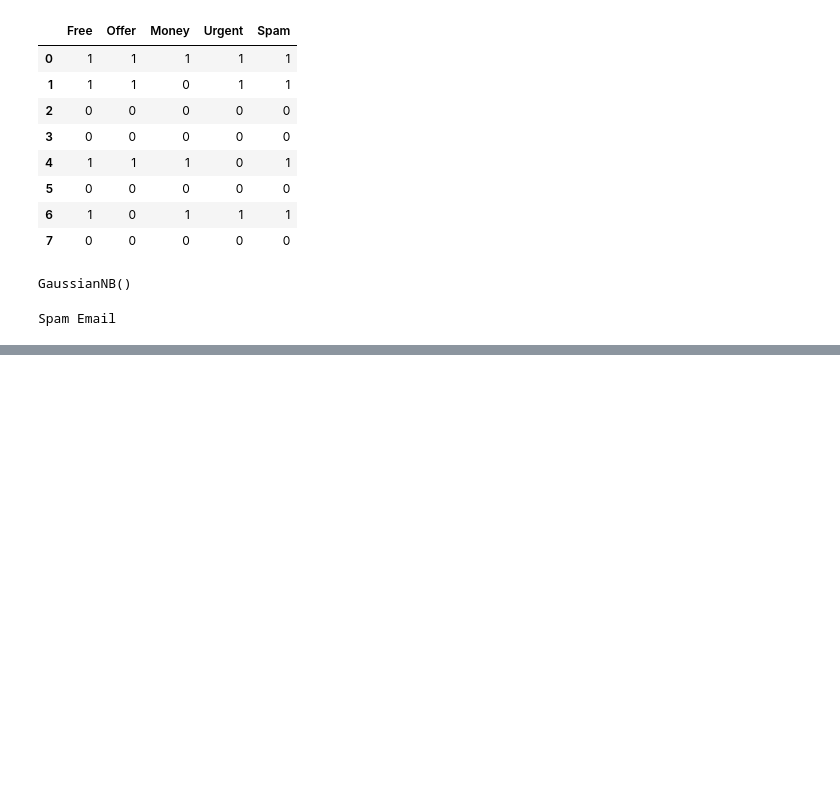
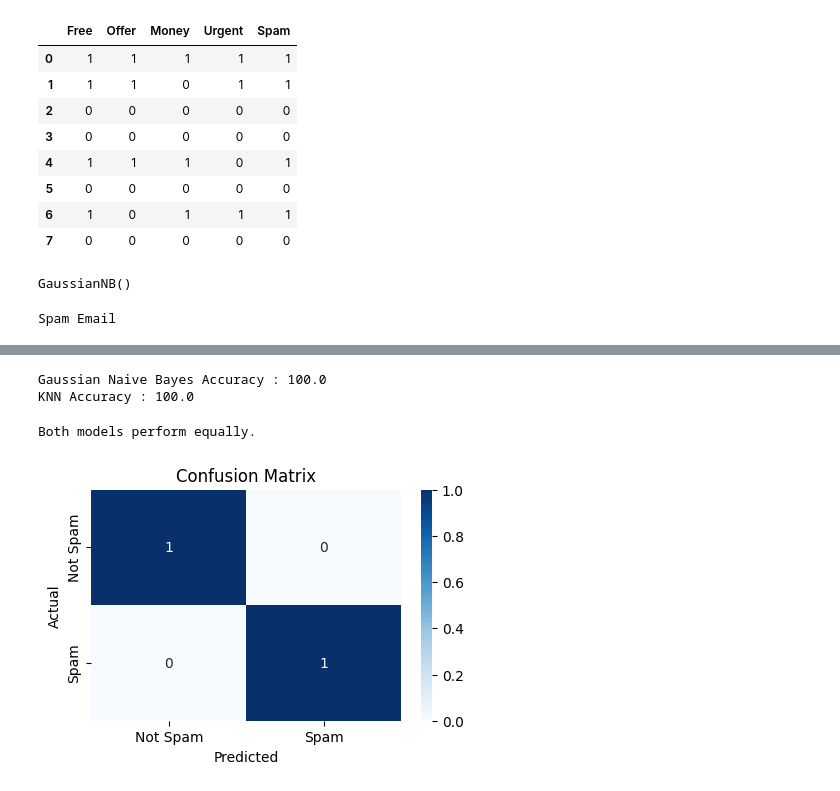
Before and after one commit to Sujeet1252/60-Days-Data-Science-Challenge, a Jupyter notebook: Day29_Polynomial_Regression/Email_Spam_Detection_System.ipynb, the cells around one changed output, grey strips where cells are left out. Drawn from its saved outputs; the diff is of its cells as text; code cells hidden in the pictures; blank space fills up the shorter version.

```diff
--- a/Day29_Polynomial_Regression/Email_Spam_Detection_System.ipynb
+++ b/Day29_Polynomial_Regression/Email_Spam_Detection_System.ipynb
@@ -68,0 +65,8 @@ ValueError: Found input variables with inconsistent numbers of samples: [2, 1]
+# %%
+from sklearn.metrics import accuracy_score
+
+y_pred = model.predict(X_test)
+
+accuracy = accuracy_score(y_test, y_pred) * 100
+
+print("Accuracy :", accuracy)
@@ -68,0 +75,6 @@ ValueError: Found input variables with inconsistent numbers of samples: [2, 1]
+# %%
+from sklearn.metrics import confusion_matrix
+
+cm = confusion_matrix(y_test, y_pred)
+
+print(cm)
@@ -68,0 +97,47 @@ ValueError: Found input variables with inconsistent numbers of samples: [2, 1]
+# %%
+from sklearn.neighbors import KNeighborsClassifier
+
+knn = KNeighborsClassifier(n_neighbors=3)
+
+knn.fit(X_train, y_train)
+
+knn_accuracy = knn.score(X_test, y_test) * 100
+
+nb_accuracy = model.score(X_test, y_test) * 100
+
+print("Gaussian Naive Bayes Accuracy :", nb_accuracy)
+
+print("KNN Accuracy :", knn_accuracy)
+# %% [output]
+Gaussian Naive Bayes Accuracy : 100.0
+KNN Accuracy : 100.0
+# %%
+if nb_accuracy > knn_accuracy:
+    print("Gaussian Naive Bayes performs better.")
+elif knn_accuracy > nb_accuracy:
+    print("KNN performs better.")
+else:
+    print("Both models perform equally.")
+# %% [output]
+Both models perform equally.
+# %%
+import seaborn as sns
+import matplotlib.pyplot as plt
+
+plt.figure(figsize=(5,3))
+
+sns.heatmap(
+    cm,
+    annot=True,
+    fmt="d",
+    cmap="Blues",
+    xticklabels=["Not Spam","Spam"],
+    yticklabels=["Not Spam","Spam"]
+)
+
+plt.xlabel("Predicted")
+plt.ylabel("Actual")
+plt.title("Confusion Matrix")
+plt.show()
+# %% [output]
+[figure, added]
```
Also changed, not shown: parts of 8 cells of this notebook, 8 other files.
